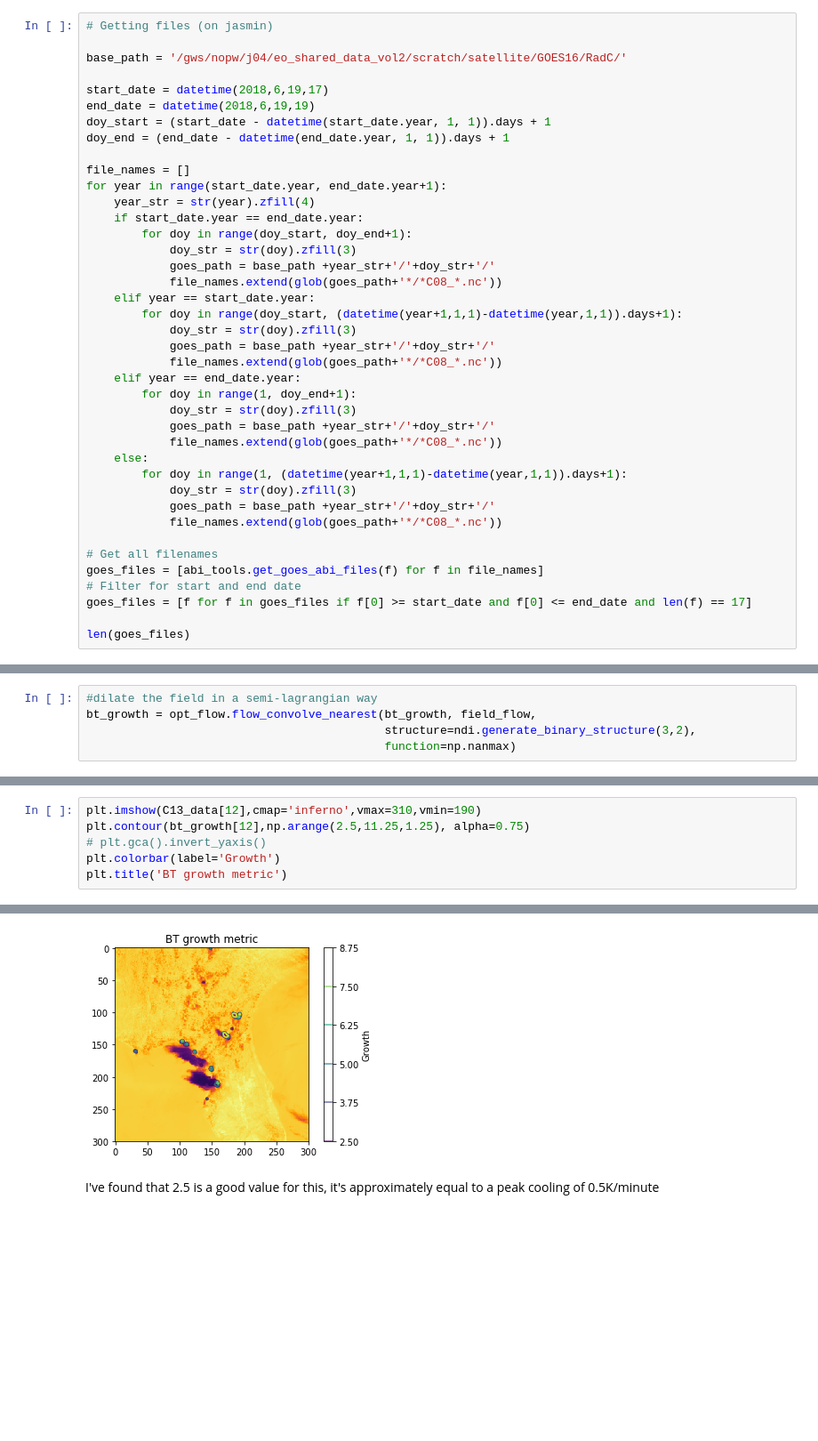
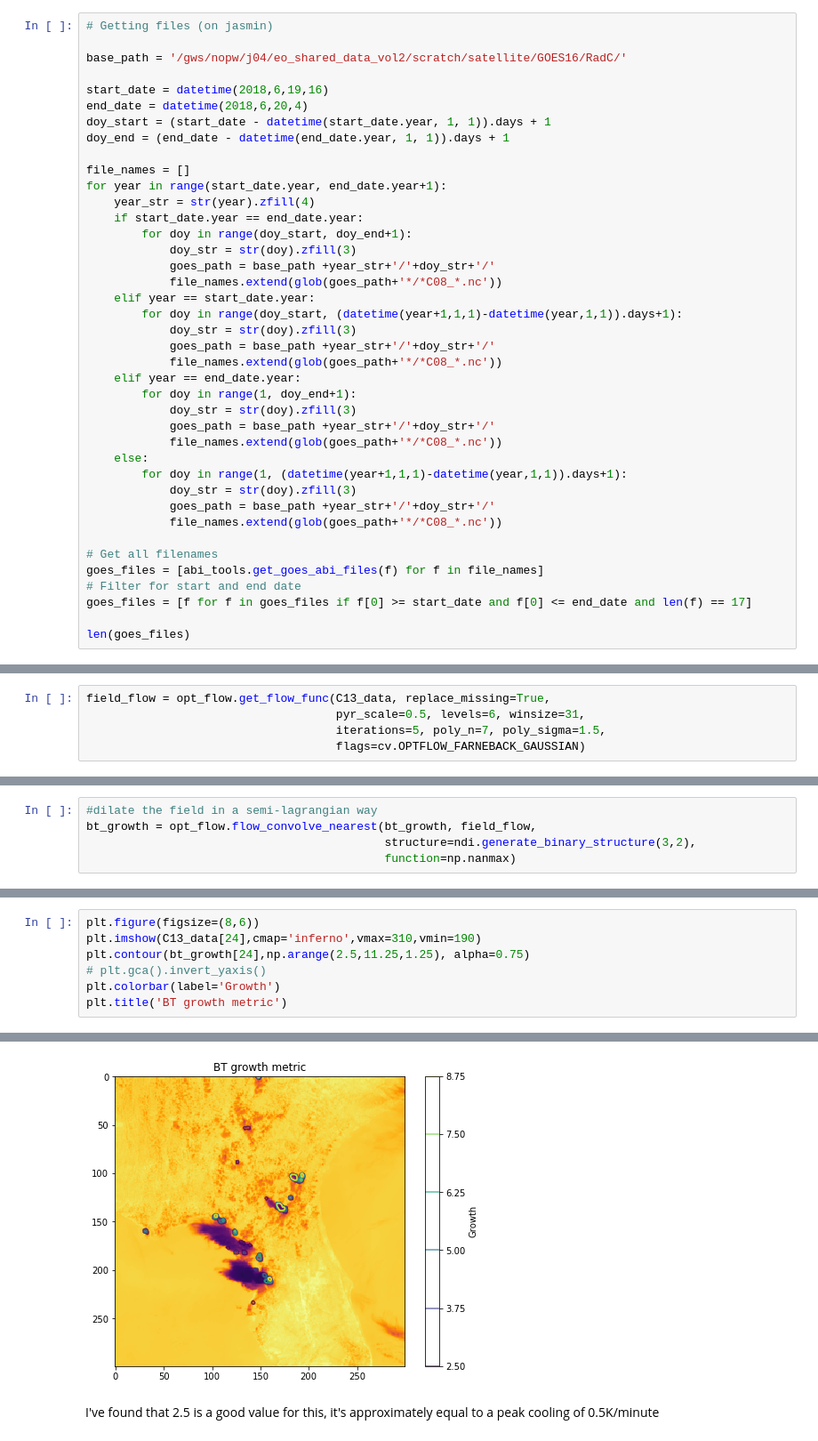
Before and after one commit to w-k-jones/python_toolbox, a Jupyter notebook: examples/Flow_tracking_example.ipynb, the cells around one changed output, grey strips where cells are left out. Shown at 89% size. Drawn from its saved outputs; the diff is of its cells as text; blank space fills up the shorter version.

```diff
--- a/examples/Flow_tracking_example.ipynb
+++ b/examples/Flow_tracking_example.ipynb
@@ -16,8 +17,8 @@ plt.rcParams.update({'figure.max_open_warning': 0})
 
 base_path = '/gws/nopw/j04/eo_shared_data_vol2/scratch/satellite/GOES16/RadC/'
 
-start_date = datetime(2018,6,19,17)
-end_date = datetime(2018,6,19,19)
+start_date = datetime(2018,6,19,16)
+end_date = datetime(2018,6,20,4)
 doy_start = (start_date - datetime(start_date.year, 1, 1)).days + 1
 doy_end = (end_date - datetime(end_date.year, 1, 1)).days + 1
 
@@ -96,3 +97,8 @@ field_flow = opt_flow.get_flow_func(C13_data, replace_missing=True)
+# %%
+field_flow = opt_flow.get_flow_func(C13_data, replace_missing=True,
+                                    pyr_scale=0.5, levels=6, winsize=31,
+                                    iterations=5, poly_n=7, poly_sigma=1.5,
+                                    flags=cv.OPTFLOW_FARNEBACK_GAUSSIAN)
 # %% [markdown]
 Flow func can now be indexed and the individual vectors accessed separately:
 # %%
@@ -181,11 +186,12 @@ plt.colorbar()
 # %%
-plt.imshow(C13_data[12],cmap='inferno',vmax=310,vmin=190)
-plt.contour(bt_growth[12],np.arange(2.5,11.25,1.25), alpha=0.75)
+plt.figure(figsize=(8,6))
+plt.imshow(C13_data[24],cmap='inferno',vmax=310,vmin=190)
+plt.contour(bt_growth[24],np.arange(2.5,11.25,1.25), alpha=0.75)
 # plt.gca().invert_yaxis()
 plt.colorbar(label='Growth')
 plt.title('BT growth metric')
 # %% [output]
 Text(0.5,1,'BT growth metric')
-[figure, old version]
+[figure, new version]
 # %% [markdown]
 I've found that 2.5 is a good value for this, it's approximately equal to a peak cooling of 0.5K/minute
```
Also changed, not shown: parts of 32 cells of this notebook.
